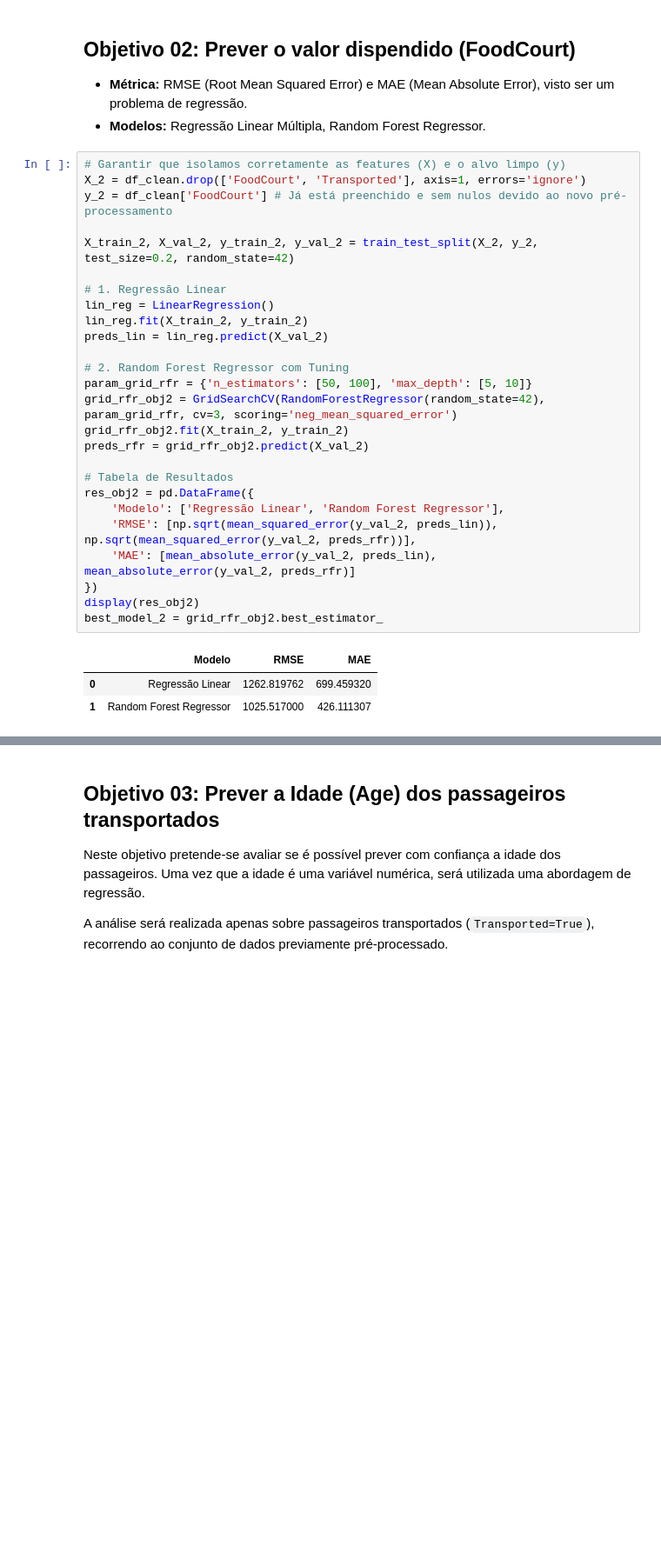
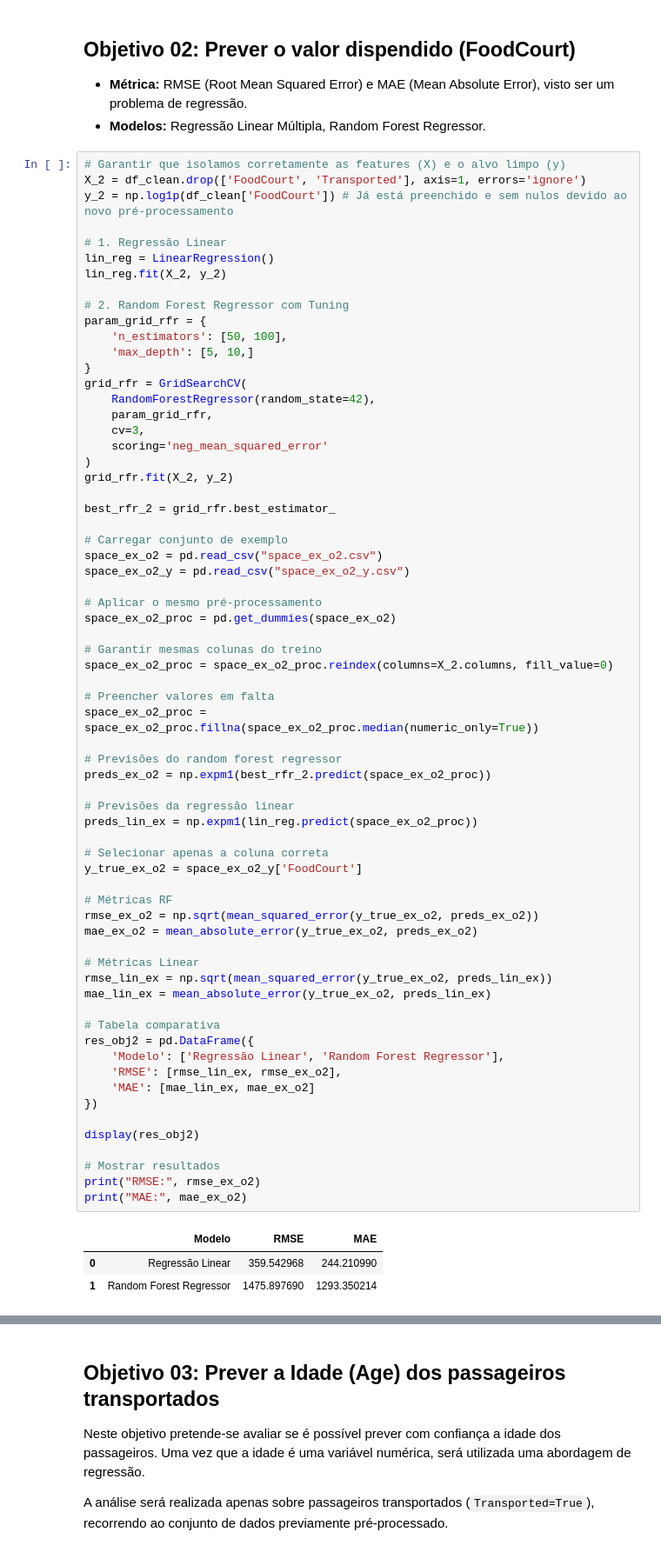
Before and after one commit to rapha918/Projeto_IAA, a Jupyter notebook: Projeto_IAA_GrupoAO.ipynb, the cells around one changed output, grey strips where cells are left out. Shown at 87% size. Drawn from its saved outputs; the diff is of its cells as text; blank space fills up the shorter version.

Commit message:
Objetivo 2 melhorado, falta atualizar o objetivo 4

```diff
--- a/Projeto_IAA_GrupoAO.ipynb
+++ b/Projeto_IAA_GrupoAO.ipynb
@@ -179,30 +179,70 @@ best_model_1 = grid_rf.best_estimator_
 # %%
 # Garantir que isolamos corretamente as features (X) e o alvo limpo (y)
 X_2 = df_clean.drop(['FoodCourt', 'Transported'], axis=1, errors='ignore')
-y_2 = df_clean['FoodCourt'] # Já está preenchido e sem nulos devido ao novo pré-processamento
-
-X_train_2, X_val_2, y_train_2, y_val_2 = train_test_split(X_2, y_2, test_size=0.2, random_state=42)
+y_2 = np.log1p(df_clean['FoodCourt']) # Já está preenchido e sem nulos devido ao novo pré-processamento
 
 # 1. Regressão Linear
 lin_reg = LinearRegression()
-lin_reg.fit(X_train_2, y_train_2)
-preds_lin = lin_reg.predict(X_val_2)
+lin_reg.fit(X_2, y_2)
 
 # 2. Random Forest Regressor com Tuning
-param_grid_rfr = {'n_estimators': [50, 100], 'max_depth': [5, 10]}
-grid_rfr_obj2 = GridSearchCV(RandomForestRegressor(random_state=42), param_grid_rfr, cv=3, scoring='neg_mean_squared_error')
-grid_rfr_obj2.fit(X_train_2, y_train_2)
-preds_rfr = grid_rfr_obj2.predict(X_val_2)
+param_grid_rfr = {
+    'n_estimators': [50, 100],
+    'max_depth': [5, 10,]
+}
+grid_rfr = GridSearchCV(
+    RandomForestRegressor(random_state=42),
+    param_grid_rfr,
+    cv=3,
+    scoring='neg_mean_squared_error'
+)
+grid_rfr.fit(X_2, y_2)
 
-# Tabela de Resultados
+best_rfr_2 = grid_rfr.best_estimator_
+
+# Carregar conjunto de exemplo
+space_ex_o2 = pd.read_csv("space_ex_o2.csv")
+space_ex_o2_y = pd.read_csv("space_ex_o2_y.csv")
+
+# Aplicar o mesmo pré-processamento
+space_ex_o2_proc = pd.get_dummies(space_ex_o2)
+
+# Garantir mesmas colunas do treino
+space_ex_o2_proc = space_ex_o2_proc.reindex(columns=X_2.columns, fill_value=0)
+
+# Preencher valores em falta
+space_ex_o2_proc = space_ex_o2_proc.fillna(space_ex_o2_proc.median(numeric_only=True))
+
+# Previsões do random forest regressor
+preds_ex_o2 = np.expm1(best_rfr_2.predict(space_ex_o2_proc))
+
+# Previsões da regressão linear
+preds_lin_ex = np.expm1(lin_reg.predict(space_ex_o2_proc))
+
+# Selecionar apenas a coluna correta
+y_true_ex_o2 = space_ex_o2_y['FoodCourt']
+
+# Métricas RF
+rmse_ex_o2 = np.sqrt(mean_squared_error(y_true_ex_o2, preds_ex_o2))
+mae_ex_o2 = mean_absolute_error(y_true_ex_o2, preds_ex_o2)
+
+# Métricas Linear
+rmse_lin_ex = np.sqrt(mean_squared_error(y_true_ex_o2, preds_lin_ex))
+mae_lin_ex = mean_absolute_error(y_true_ex_o2, preds_lin_ex)
+
+# Tabela comparativa
 res_obj2 = pd.DataFrame({
     'Modelo': ['Regressão Linear', 'Random Forest Regressor'],
-    'RMSE': [np.sqrt(mean_squared_error(y_val_2, preds_lin)), np.sqrt(mean_squared_error(y_val_2, preds_rfr))],
-    'MAE': [mean_absolute_error(y_val_2, preds_lin), mean_absolute_error(y_val_2, preds_rfr)]
+    'RMSE': [rmse_lin_ex, rmse_ex_o2],
+    'MAE': [mae_lin_ex, mae_ex_o2]
 })
+
 display(res_obj2)
-best_model_2 = grid_rfr_obj2.best_estimator_
+
+# Mostrar resultados
+print("RMSE:", rmse_ex_o2)
+print("MAE:", mae_ex_o2)
 # %% [output]
 |  | Modelo | RMSE | MAE |
-| 0 | Regressão Linear | 1262.819762 | 699.459320 |
-| 1 | Random Forest Regressor | 1025.517000 | 426.111307 |
+| 0 | Regressão Linear | 359.542968 | 244.210990 |
+| 1 | Random Forest Regressor | 1475.897690 | 1293.350214 |
```
Also changed, not shown: parts of 5 cells of this notebook.
